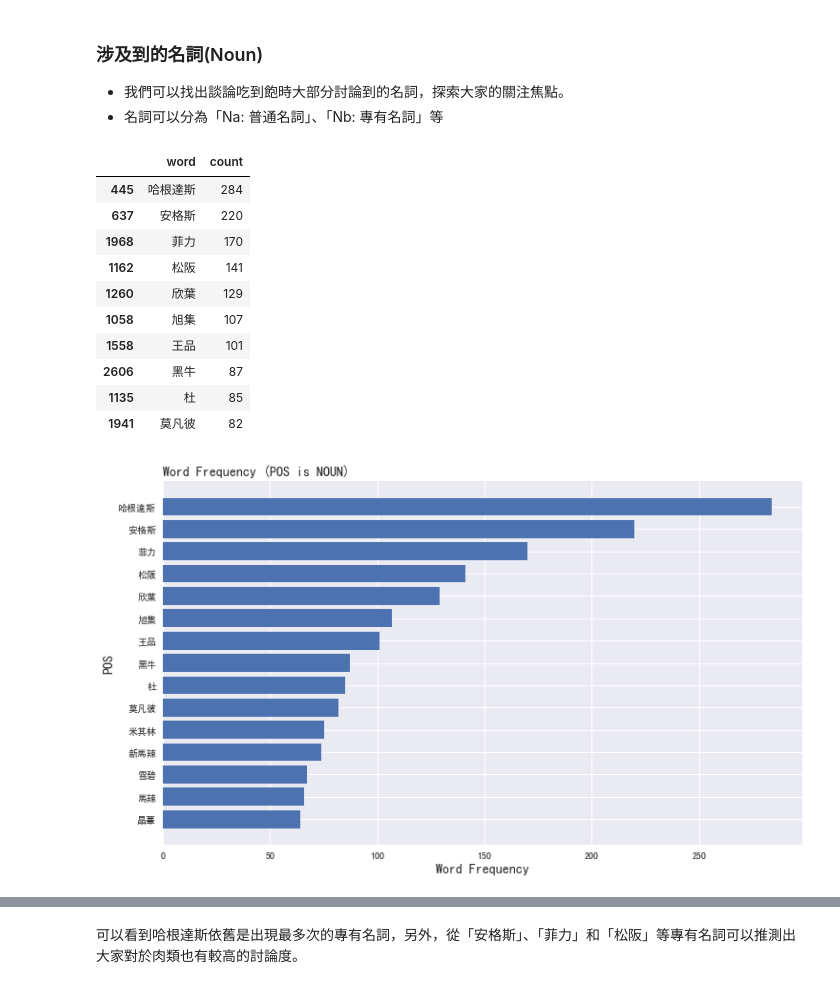
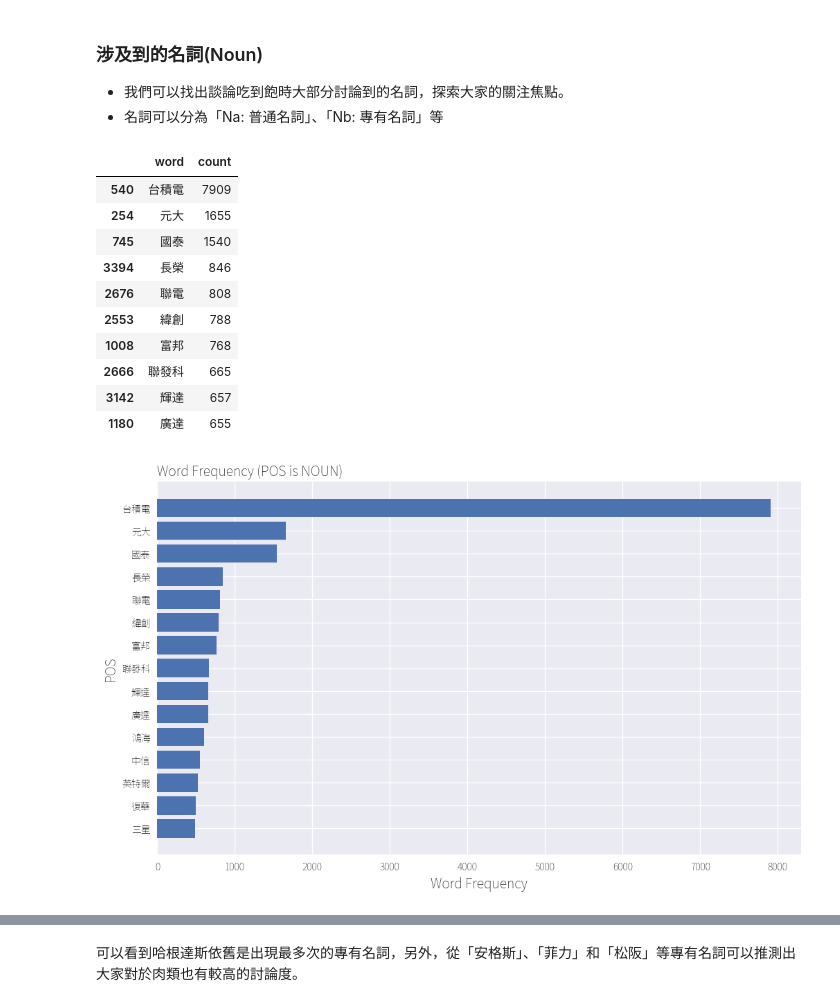
Before and after one commit to whats2000/NatureLanguageAnalyze, a Jupyter notebook: SentimentStock2.ipynb, the cells around one changed output, grey strips where cells are left out. Cells and saved outputs as stored; diff of their text form; code cells hidden in the pictures.

```diff
--- a/SentimentStock2.ipynb
+++ b/SentimentStock2.ipynb
@@ -421,6 +440,6 @@ fig.show()
 # %%
 # 篩選ner為NORP的資料
-l_noun = ["NORP"]
+l_noun = ["ORG"]
 NORP = entity_table[entity_table.ner.isin(l_noun)]
 
 # # 計算每個名詞提到的次數，選出前10個
@@ -428,15 +447,13 @@ ner_count = NORP.groupby('word')['word'].agg(['count'])
 ner_count = ner_count.sort_values(['count'],ascending=False)['count'].nlargest(10).reset_index()
 ner_count
 
-# 設定中文字形
-plt.rcParams['font.sans-serif'] = ['SimHei']
 word = ner_count['word']
 count = ner_count['count']
 
 fig, ax = plt.subplots(figsize =(10, 7))
 ax.barh(word, count)
 ax.invert_yaxis()
-ax.set_title('Word Frequency (NER is NORP)',loc ='left', size = 14)
+ax.set_title('Word Frequency (NER is ORG)',loc ='left', size = 14)
 ax.set_ylabel('NER', size = 14)
 ax.set_xlabel('Word Frequency', size = 14)
 fig.show()
@@ -449,6 +466,6 @@ fig.show()
 # %%
 # 篩選ner為ORG的資料
-l_noun = ["ORG"]
+l_noun = ["GPE"]
 ORG = entity_table[entity_table.ner.isin(l_noun)]
 
 # # 計算每個名詞提到的次數，選出前10個
@@ -456,15 +473,13 @@ ner_count = ORG.groupby('word')['word'].agg(['count'])
 ner_count = ner_count.sort_values(['count'],ascending=False)['count'].nlargest(10).reset_index()
 ner_count
 
-# 設定中文字形
-plt.rcParams['font.sans-serif'] = ['SimHei']
 word = ner_count['word']
 count = ner_count['count']
 
 fig, ax = plt.subplots(figsize =(10, 7))
 ax.barh(word, count)
 ax.invert_yaxis()
-ax.set_title('Word Frequency (NER is ORG)',loc ='left', size = 14)
+ax.set_title('Word Frequency (NER is GPE)',loc ='left', size = 14)
 ax.set_ylabel('NER', size = 14)
 ax.set_xlabel('Word Frequency', size = 14)
 fig.show()
@@ -483,8 +498,6 @@ PERSON = entity_table[entity_table.ner.isin(l_noun)]
 ner_count = PERSON.groupby('word')['word'].agg(['count'])
 ner_count = ner_count.sort_values(['count'],ascending=False)['count'].nlargest(8).reset_index()
 
-# 設定中文字形
-plt.rcParams['font.sans-serif'] = ['SimHei']
 word = ner_count['word']
 count = ner_count['count']
 
@@ -583,34 +595,33 @@ fig.show()
 # 篩選pos為專有名詞的資料
 l_noun = ["Nb"] #,"Na"
 noun = pos_table[pos_table.pos.isin(l_noun)]
-
+noun = noun[noun['word'].map(len) > 1]
 # 計算每個名詞提到的次數，選出前15個
 noun_count = noun[['word']].groupby(['word'])['word'].count().reset_index(name='count').sort_values(['count'], ascending=False).head(15)
+
 noun_count.head(10)
 # %% [output]
 |  | word | count |
-| 445 | 哈根達斯 | 284 |
-| 637 | 安格斯 | 220 |
-| 1968 | 菲力 | 170 |
-| 1162 | 松阪 | 141 |
-| 1260 | 欣葉 | 129 |
-| 1058 | 旭集 | 107 |
-| 1558 | 王品 | 101 |
-| 2606 | 黑牛 | 87 |
-| 1135 | 杜 | 85 |
-| 1941 | 莫凡彼 | 82 |
+| 540 | 台積電 | 7909 |
+| 254 | 元大 | 1655 |
+| 745 | 國泰 | 1540 |
+| 3394 | 長榮 | 846 |
+| 2676 | 聯電 | 808 |
+| 2553 | 緯創 | 788 |
+| 1008 | 富邦 | 768 |
+| 2666 | 聯發科 | 665 |
+| 3142 | 輝達 | 657 |
+| 1180 | 廣達 | 655 |
 # %%
-# 設定中文字形
-plt.rcParams['font.sans-serif'] = ['SimHei']
 word = noun_count['word']
 count = noun_count['count']
 
 fig, ax = plt.subplots(figsize =(12, 7))
 ax.barh(word, count)
 ax.invert_yaxis()
 ax.set_title('Word Frequency (POS is NOUN)',loc ='left', size = 14)
 ax.set_ylabel('POS', size = 14)
 ax.set_xlabel('Word Frequency', size = 14)
 fig.show()
 # %% [output]
-[figure, old version]
+[figure, new version]
```
Also changed, not shown: parts of 51 cells of this notebook, 20 other files.
